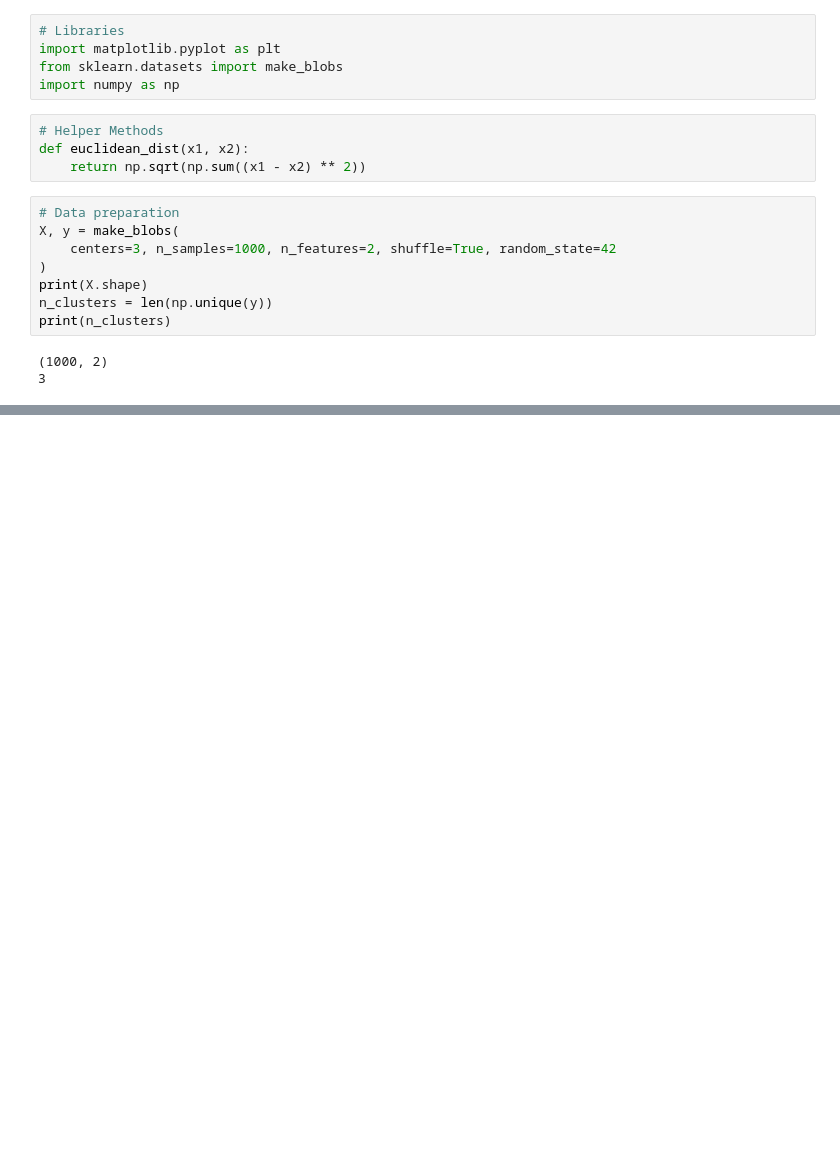
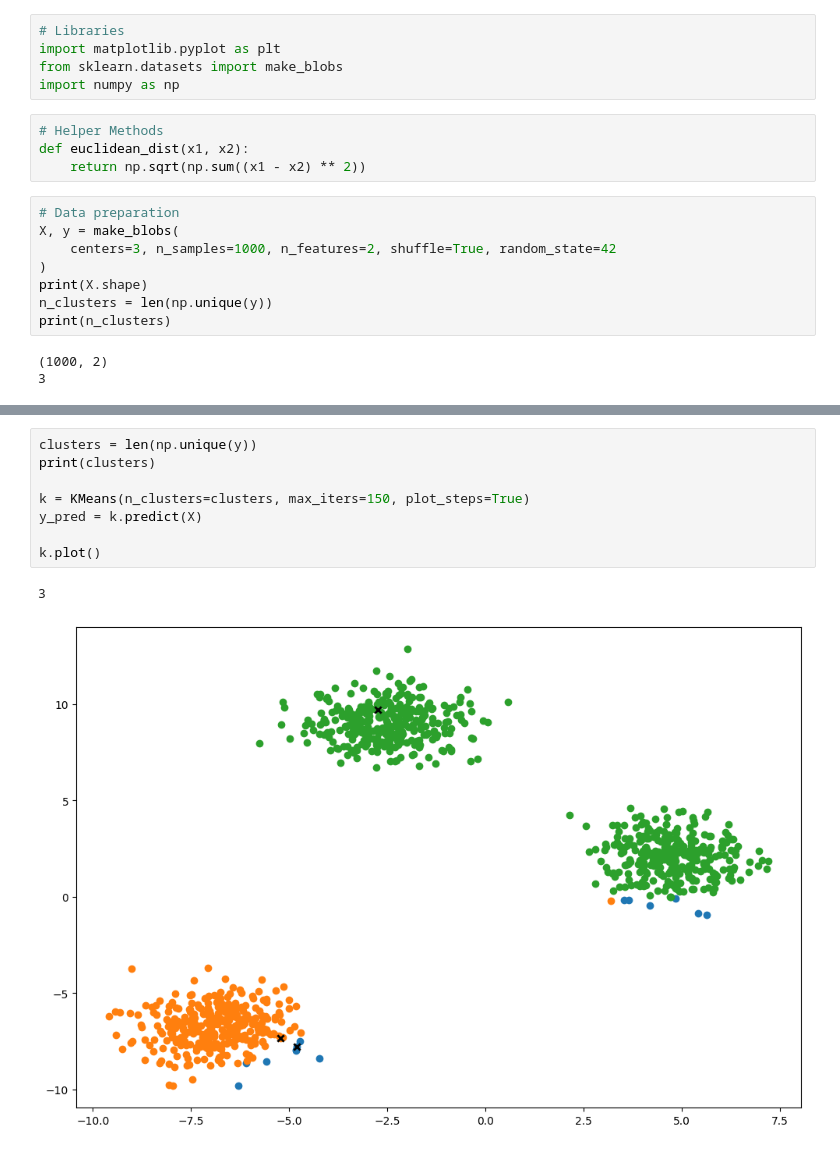
Before and after one commit to 1liale/MLFS_Follow_Along, a Jupyter notebook: KMeansClustering/kmeans_example.ipynb, the cells around one changed output, grey strips where cells are left out. Saved outputs shown, nothing was run; the diff lists cells and outputs as text; blank space fills up the shorter version.

Commit message:
Added K Means Clustering example

```diff
--- a/KMeansClustering/kmeans_example.ipynb
+++ b/KMeansClustering/kmeans_example.ipynb
@@ -50,0 +107,11 @@ class KMeans:
+# %%
+clusters = len(np.unique(y))
+print(clusters)
+
+k = KMeans(n_clusters=clusters, max_iters=150, plot_steps=True)
+y_pred = k.predict(X)
+
+k.plot()
+# %% [output]
+3
+[figure, added]
```
Also changed, not shown: parts of 3 cells of this notebook.
